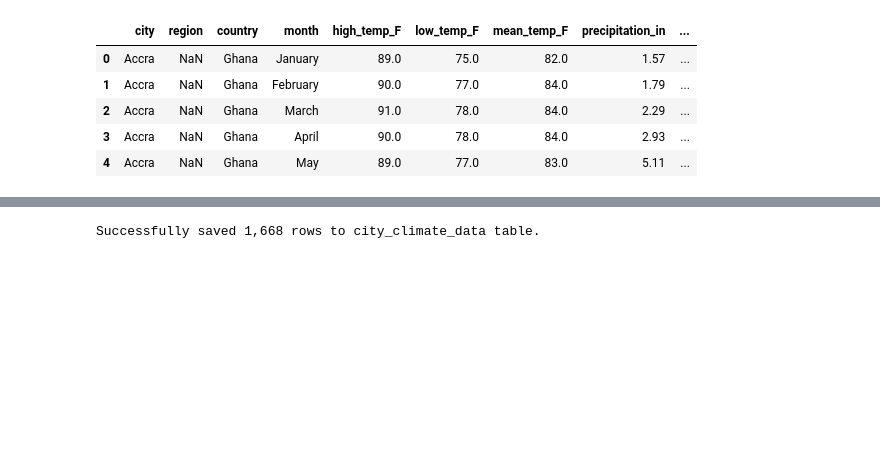
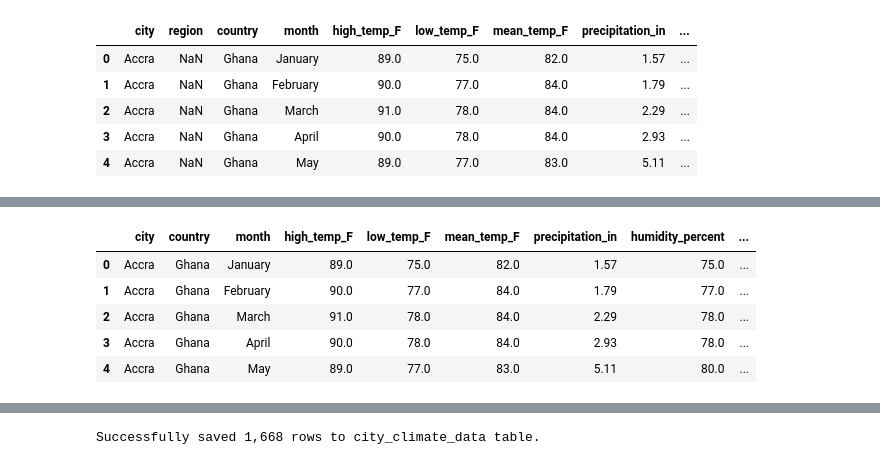
Before and after one commit to novice86/urban-climate-explorer, a Jupyter notebook: src/data_enrichment.ipynb, the cells around one changed output, grey strips where cells are left out. Saved outputs shown, nothing was run; the diff lists cells and outputs as text; code cells hidden in the pictures; blank space fills up the shorter version.

```diff
--- a/src/data_enrichment.ipynb
+++ b/src/data_enrichment.ipynb
@@ -243,0 +324,11 @@ weather_df.head()
+# %%
+tier1 = tier1[~((tier1['city'] == 'Kiritimati') & (tier1['country'] == 'Kiribati'))]
+tier1 = tier1.reset_index(drop=True)
+tier1.head()
+# %% [output]
+|  | city | country | month | high_temp_F | low_temp_F | mean_temp_F | precipitation_in | humidity_percent | ... |
+| 0 | Accra | Ghana | January | 89.0 | 75.0 | 82.0 | 1.57 | 75.0 | ... |
+| 1 | Accra | Ghana | February | 90.0 | 77.0 | 84.0 | 1.79 | 77.0 | ... |
+| 2 | Accra | Ghana | March | 91.0 | 78.0 | 84.0 | 2.29 | 78.0 | ... |
+| 3 | Accra | Ghana | April | 90.0 | 78.0 | 84.0 | 2.93 | 78.0 | ... |
+| 4 | Accra | Ghana | May | 89.0 | 77.0 | 83.0 | 5.11 | 80.0 | ... |
```
Also changed, not shown: parts of 33 cells of this notebook, 3 other files.
